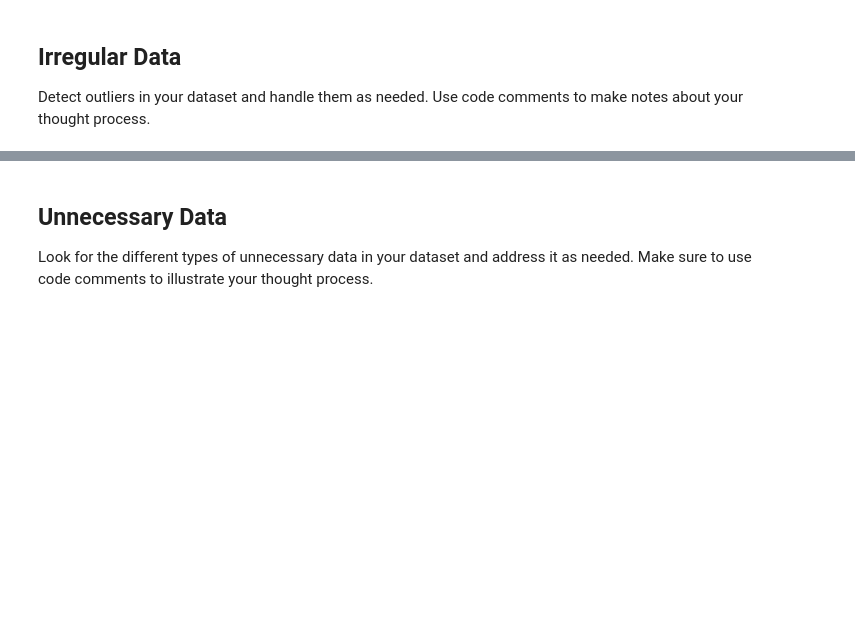
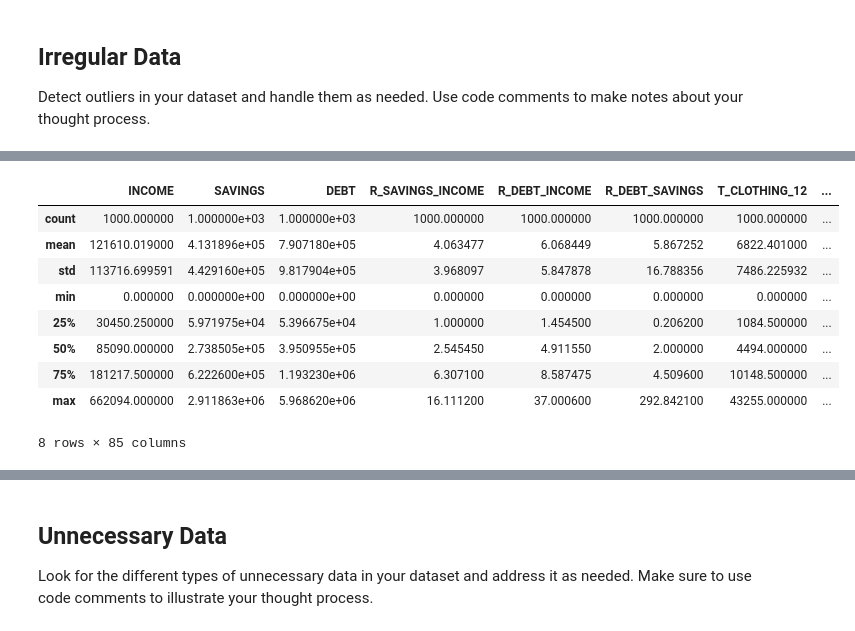
Before and after one commit to LSHAlluri/cleaning-data-checkpoint, a Jupyter notebook: checkpoint-three.ipynb, the cells around one changed output, grey strips where cells are left out. Drawn from its saved outputs; the diff is of its cells as text; code cells hidden in the pictures; blank space fills up the shorter version.

```diff
--- a/checkpoint-three.ipynb
+++ b/checkpoint-three.ipynb
@@ -168,0 +88,19 @@ print(outliers)
+# %%
+# looking for outliers
+
+# descriptive statistics to take a look at the min and max values of the individual columns.
+credit_df.describe()
+# The MIN and MAX values of all the numerical columns are plausible values and fit thematically
+# in the dataset.
+# There are no negative values in any of these columns.
+# %% [output]
+|  | INCOME | SAVINGS | DEBT | R_SAVINGS_INCOME | R_DEBT_INCOME | R_DEBT_SAVINGS | T_CLOTHING_12 | ... |
+| count | 1000.000000 | 1.000000e+03 | 1.000000e+03 | 1000.000000 | 1000.000000 | 1000.000000 | 1000.000000 | ... |
+| mean | 121610.019000 | 4.131896e+05 | 7.907180e+05 | 4.063477 | 6.068449 | 5.867252 | 6822.401000 | ... |
+| std | 113716.699591 | 4.429160e+05 | 9.817904e+05 | 3.968097 | 5.847878 | 16.788356 | 7486.225932 | ... |
+| min | 0.000000 | 0.000000e+00 | 0.000000e+00 | 0.000000 | 0.000000 | 0.000000 | 0.000000 | ... |
+| 25% | 30450.250000 | 5.971975e+04 | 5.396675e+04 | 1.000000 | 1.454500 | 0.206200 | 1084.500000 | ... |
+| 50% | 85090.000000 | 2.738505e+05 | 3.950955e+05 | 2.545450 | 4.911550 | 2.000000 | 4494.000000 | ... |
+| 75% | 181217.500000 | 6.222600e+05 | 1.193230e+06 | 6.307100 | 8.587475 | 4.509600 | 10148.500000 | ... |
+| max | 662094.000000 | 2.911863e+06 | 5.968620e+06 | 16.111200 | 37.000600 | 292.842100 | 43255.000000 | ... |
+8 rows × 85 columns
```
Also changed, not shown: parts of 12 cells of this notebook.
